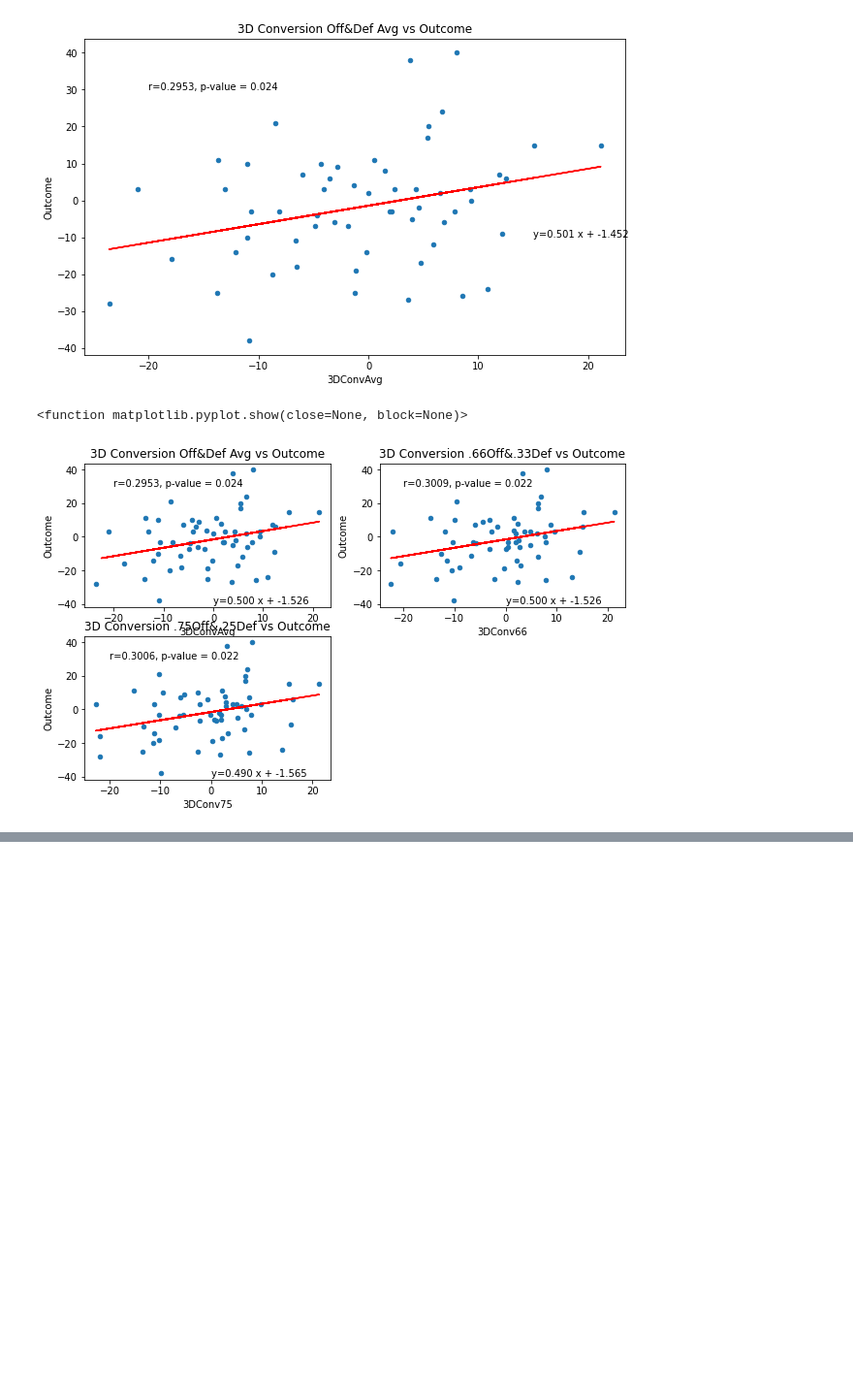
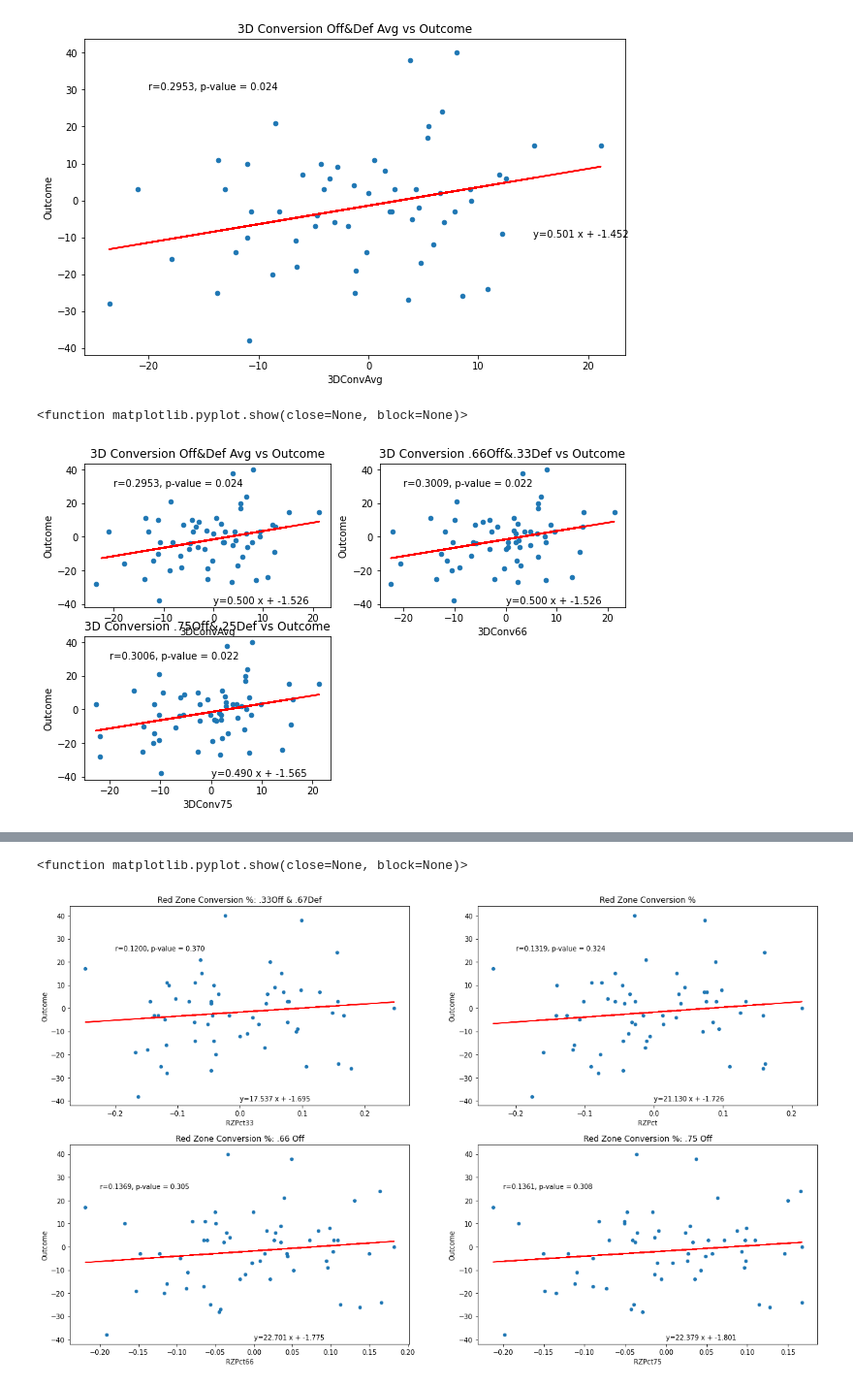
Before and after one commit to kclark7/NFLModel, a Jupyter notebook: TestVarCorr.ipynb, the cells around one changed output, grey strips where cells are left out. Shown: that part at 97% size. Drawn from its saved outputs; the diff is of its cells as text; code cells hidden in the pictures; blank space fills up the shorter version.

```diff
--- a/TestVarCorr.ipynb
+++ b/TestVarCorr.ipynb
@@ -107,3 +107,5 @@ plt.show
 # %%
 #when taking into account the r, p, and corr values: .66off & .33def weighted average is the best predictor
 #since it has max(r), min(p), max(corr)
+# %%
+df = pd.read_csv("/Users/kyle/Desktop/NFLModel/data/CorrTest.csv")
@@ -109,0 +122,52 @@ plt.show
+# %%
+fig = plt.figure(figsize=(20,12))
+
+ax0 = fig.add_subplot(221)
+ax1 = fig.add_subplot(222)
+ax2 = fig.add_subplot(223)
+ax3 = fig.add_subplot(224)
+
+df.plot(kind='scatter', x='RZPct33', y='Outcome', ax=ax0)
+x = df['RZPct33']
+y = df['Outcome']
+fit = np.polyfit(x, y, deg=1)
+ax0.set_title('Red Zone Conversion %: .33Off & .67Def')
+ax0.plot(x, fit[0] * x + fit[1], color='red')
+ax0.annotate('y={0:.3f} x + {1:.3f}'.format(fit[0], fit[1]), xy=(0, -40))
+pears = stats.pearsonr(df['RZPct33'], df['Outcome'])
+ax0.annotate('r={0:.4f}, p-value = {1:.3f}'.format(pears[0], pears[1]), xy=(-.2, 25))
+
+df.plot(kind='scatter', x='RZPct', y='Outcome', ax=ax1)
+x = df['RZPct']
+y = df['Outcome']
+fit = np.polyfit(x, y, deg=1)
+ax1.set_title('Red Zone Conversion %')
+ax1.plot(x, fit[0] * x + fit[1], color='red')
+ax1.annotate('y={0:.3f} x + {1:.3f}'.format(fit[0], fit[1]), xy=(0, -40))
+pears = stats.pearsonr(df['RZPct'], df['Outcome'])
+ax1.annotate('r={0:.4f}, p-value = {1:.3f}'.format(pears[0], pears[1]), xy=(-.2, 25))
+
+df.plot(kind='scatter', x='RZPct66', y='Outcome', ax=ax2)
+x = df['RZPct66']
+y = df['Outcome']
+fit = np.polyfit(x, y, deg=1)
+ax2.set_title('Red Zone Conversion %: .66 Off')
+ax2.plot(x, fit[0] * x + fit[1], color='red')
+ax2.annotate('y={0:.3f} x + {1:.3f}'.format(fit[0], fit[1]), xy=(0, -40))
+pears = stats.pearsonr(df['RZPct66'], df['Outcome'])
+ax2.annotate('r={0:.4f}, p-value = {1:.3f}'.format(pears[0], pears[1]), xy=(-.2, 25))
+
+df.plot(kind='scatter', x='RZPct75', y='Outcome', ax=ax3)
+x = df['RZPct75']
+y = df['Outcome']
+fit = np.polyfit(x, y, deg=1)
+ax3.set_title('Red Zone Conversion %: .75 Off')
+ax3.plot(x, fit[0] * x + fit[1], color='red')
+ax3.annotate('y={0:.3f} x + {1:.3f}'.format(fit[0], fit[1]), xy=(0, -40))
+pears = stats.pearsonr(df['RZPct75'], df['Outcome'])
+ax3.annotate('r={0:.4f}, p-value = {1:.3f}'.format(pears[0], pears[1]), xy=(-.2, 25))
+
+plt.show
+# %% [output]
+<function matplotlib.pyplot.show(close=None, block=None)>
+[figure, added]
```
Also changed, not shown: parts of 12 cells of this notebook, 3 other files.
